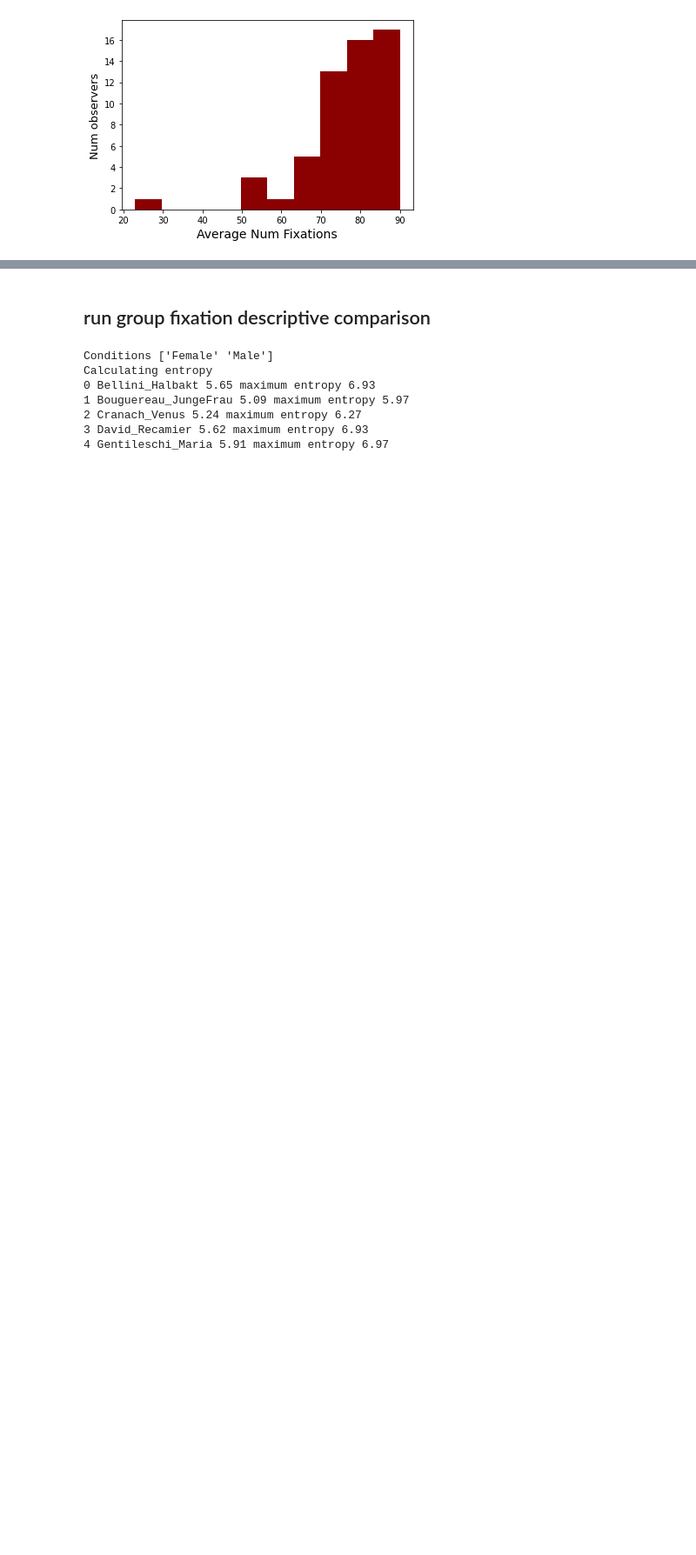
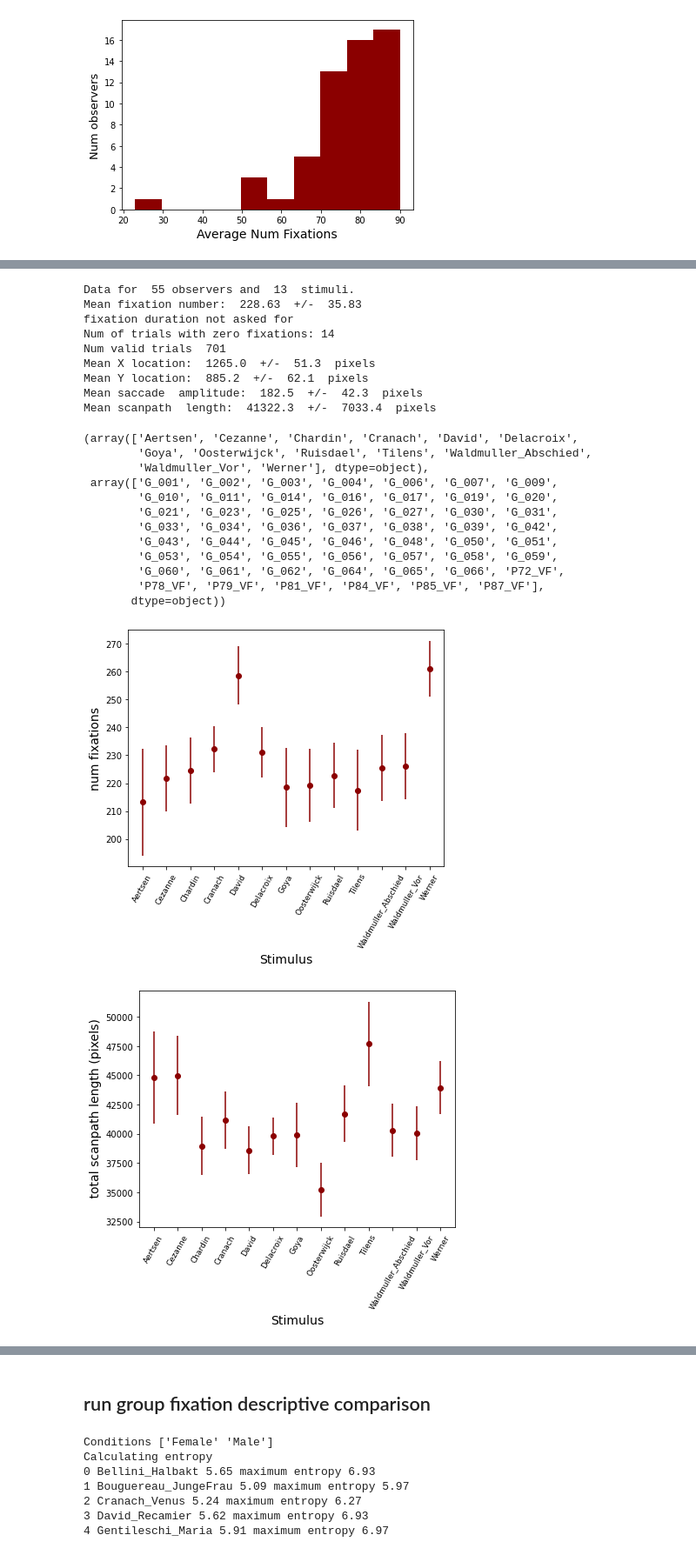
Before and after one commit to jozsarato/PyEyeSim, a Jupyter notebook: Notebooks/TestNotebook.ipynb, the cells around one changed output, grey strips where cells are left out. Shown at 87% size. Cells and saved outputs as stored; diff of their text form; code cells hidden in the pictures; blank space fills up the shorter version.

```diff
--- a/Notebooks/TestNotebook.ipynb
+++ b/Notebooks/TestNotebook.ipynb
@@ -71,0 +105,5 @@ column found:  mean_y  default:  mean_y
+# %%
+MyDatGend1=pysim.EyeData('GenderStudyMale','Within',FixData,sizeX,sizeY)
+Stimpath='C:\\Users\\aratoj87\\Documents\\ArtHistory\\GenderProject\\Gender1Paints\\'
+
+MyDatGend1.DataInfo(StimName='Painting',StimPath=Stimpath,StimExt='.jpg')
@@ -111,0 +191,26 @@ Mean scanpath  length:  13701.6  +/-  2165.0  pixels
+# %%
+MyDatGend1.RunDescriptiveFix(Visual=1,duration=0)
+# %% [output]
+Data for  55 observers and  13  stimuli.
+Mean fixation number:  228.63  +/-  35.83
+fixation duration not asked for
+Num of trials with zero fixations: 14
+Num valid trials  701
+Mean X location:  1265.0  +/-  51.3  pixels
+Mean Y location:  885.2  +/-  62.1  pixels
+Mean saccade  amplitude:  182.5  +/-  42.3  pixels
+Mean scanpath  length:  41322.3  +/-  7033.4  pixels
+(array(['Aertsen', 'Cezanne', 'Chardin', 'Cranach', 'David', 'Delacroix',
+        'Goya', 'Oosterwijck', 'Ruisdael', 'Tilens', 'Waldmuller_Abschied',
+        'Waldmuller_Vor', 'Werner'], dtype=object),
+ array(['G_001', 'G_002', 'G_003', 'G_004', 'G_006', 'G_007', 'G_009',
+        'G_010', 'G_011', 'G_014', 'G_016', 'G_017', 'G_019', 'G_020',
+        'G_021', 'G_023', 'G_025', 'G_026', 'G_027', 'G_030', 'G_031',
+        'G_033', 'G_034', 'G_036', 'G_037', 'G_038', 'G_039', 'G_042',
+        'G_043', 'G_044', 'G_045', 'G_046', 'G_048', 'G_050', 'G_051',
+        'G_053', 'G_054', 'G_055', 'G_056', 'G_057', 'G_058', 'G_059',
+        'G_060', 'G_061', 'G_062', 'G_064', 'G_065', 'G_066', 'P72_VF',
+        'P78_VF', 'P79_VF', 'P81_VF', 'P84_VF', 'P85_VF', 'P87_VF'],
+       dtype=object))
+[figure, added]
+[figure, added]
```
Also changed, not shown: parts of 8 cells of this notebook, 1 other file.
